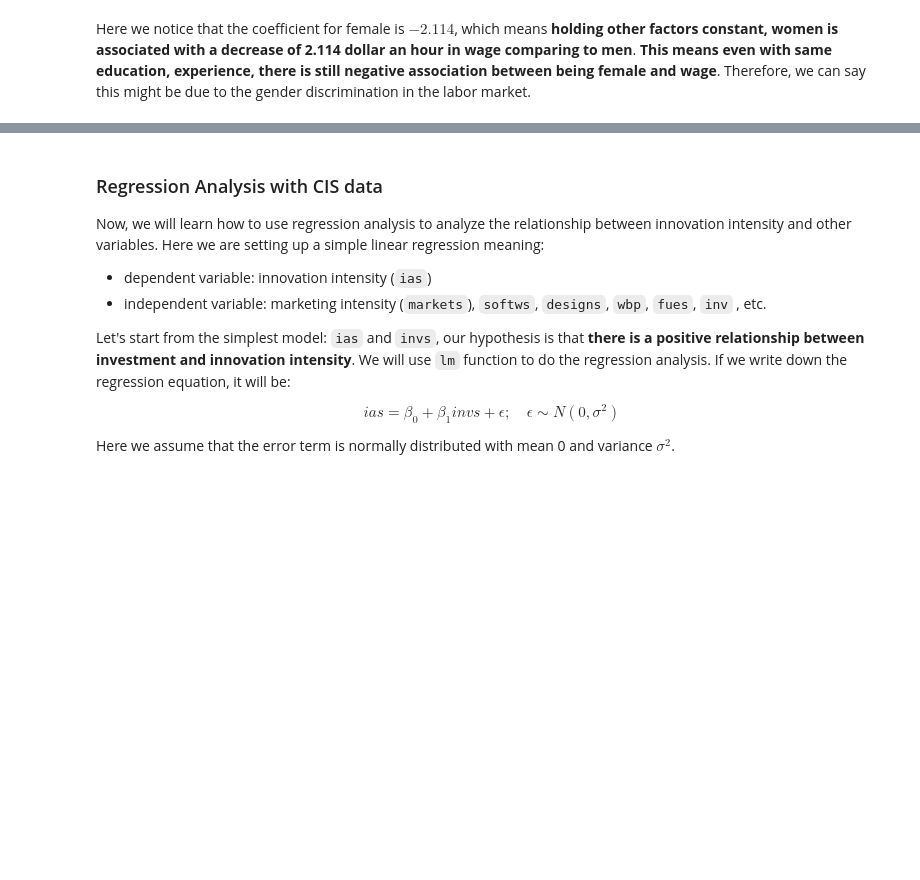
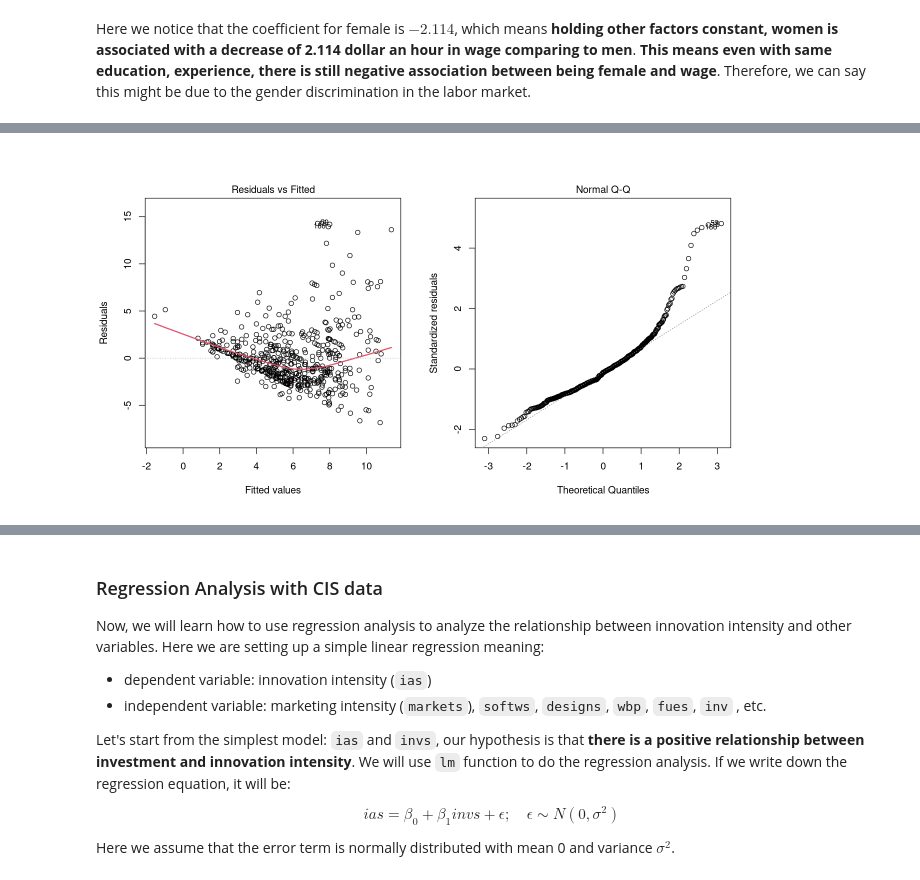
Before and after one commit to oceanumeric/data-science-go-small, a Jupyter notebook: all-in-one-for-the-exam/all-in-one.ipynb, the cells around one changed output, grey strips where cells are left out. Cells and saved outputs as stored; diff of their text form; code cells hidden in the pictures; blank space fills up the shorter version.

```diff
--- a/all-in-one-for-the-exam/all-in-one.ipynb
+++ b/all-in-one-for-the-exam/all-in-one.ipynb
@@ -1599,0 +1633,8 @@ wage__. Therefore, we can say this might be due to the gender discrimination in
+# %%
+# residual plot
+options(repr.plot.width = 11, repr.plot.height = 6)
+par(mfrow=c(1,2))
+plot(wage_reg4, which=1, lwd=2)
+plot(wage_reg4, which=2)
+# %% [output]
+[figure, added]
```
Also changed, not shown: parts of 4 cells of this notebook, 1 other file.
